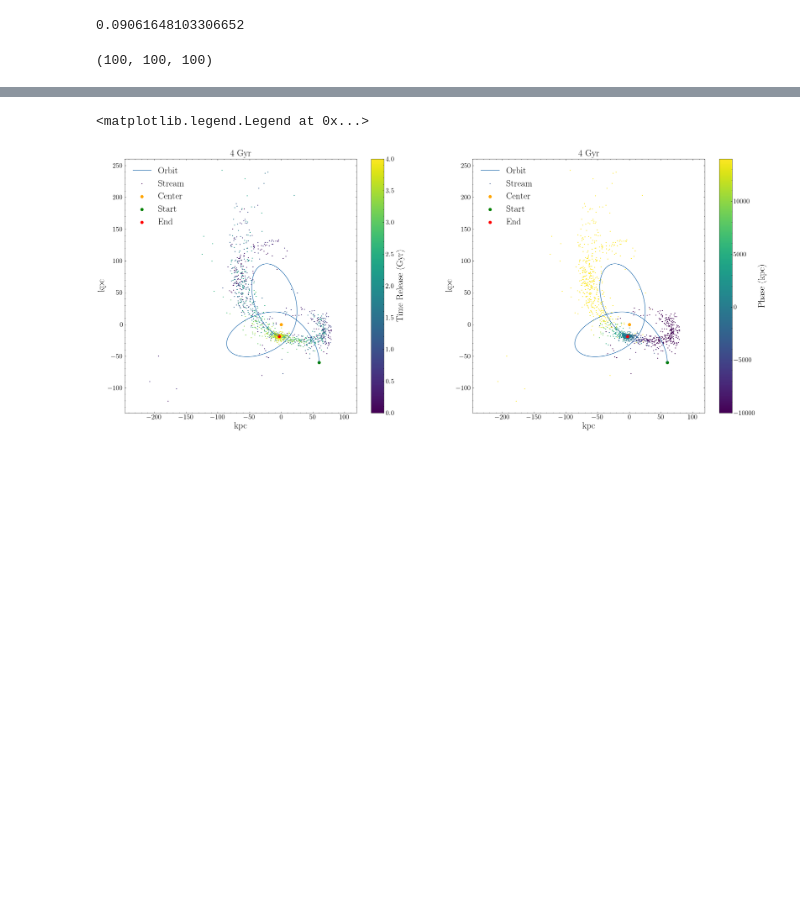
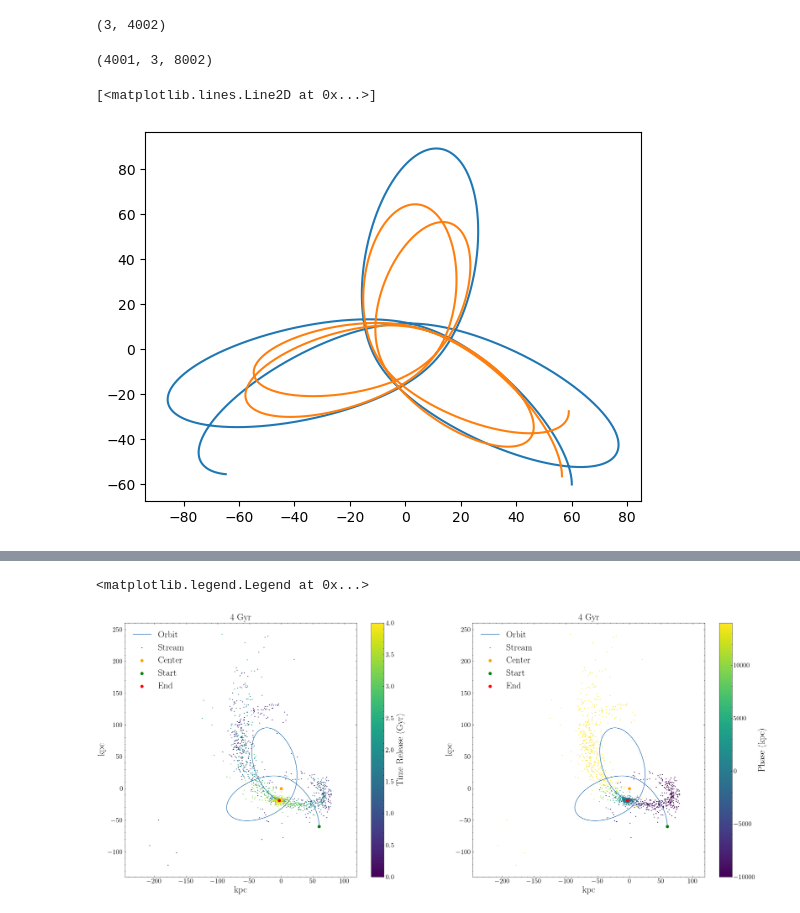
Before and after one commit to David-Chemaly/Nibaueur2023, a Jupyter notebook: stream_simulation.ipynb, the cells around one changed output, grey strips where cells are left out. Cells and saved outputs as stored; diff of their text form; code cells hidden in the pictures; blank space fills up the shorter version.

```diff
--- a/stream_simulation.ipynb
+++ b/stream_simulation.ipynb
@@ -150,4 +36,0 @@ diff_az = abs(halo_Az_mesh + prog_Az_mesh)
-# %%
-diff_az.min()
-# %% [output]
-0.09061648103306652
@@ -154,4 +51,4 @@ diff_az.min()
 # %%
-Ax_mesh.shape
+all_pos_prog.shape
 # %% [output]
-(100, 100, 100)
+(3, 4002)
@@ -172,0 +55,10 @@ time, all_pos_prog, all_vel_prog, all_pos_N, all_vel_N, all_xhi_N = run(t_start,
+# %%
+all_pos_N.shape
+# %% [output]
+(4001, 3, 8002)
+# %%
+plt.plot(all_pos_prog[0,:], all_pos_prog[1,:])
+plt.plot(all_pos_N[:,0,0], all_pos_N[:,1,0])
+# %% [output]
+[<matplotlib.lines.Line2D at 0x...>]
+[figure, added]
```
Also changed, not shown: parts of 25 cells of this notebook, 2 other files.
